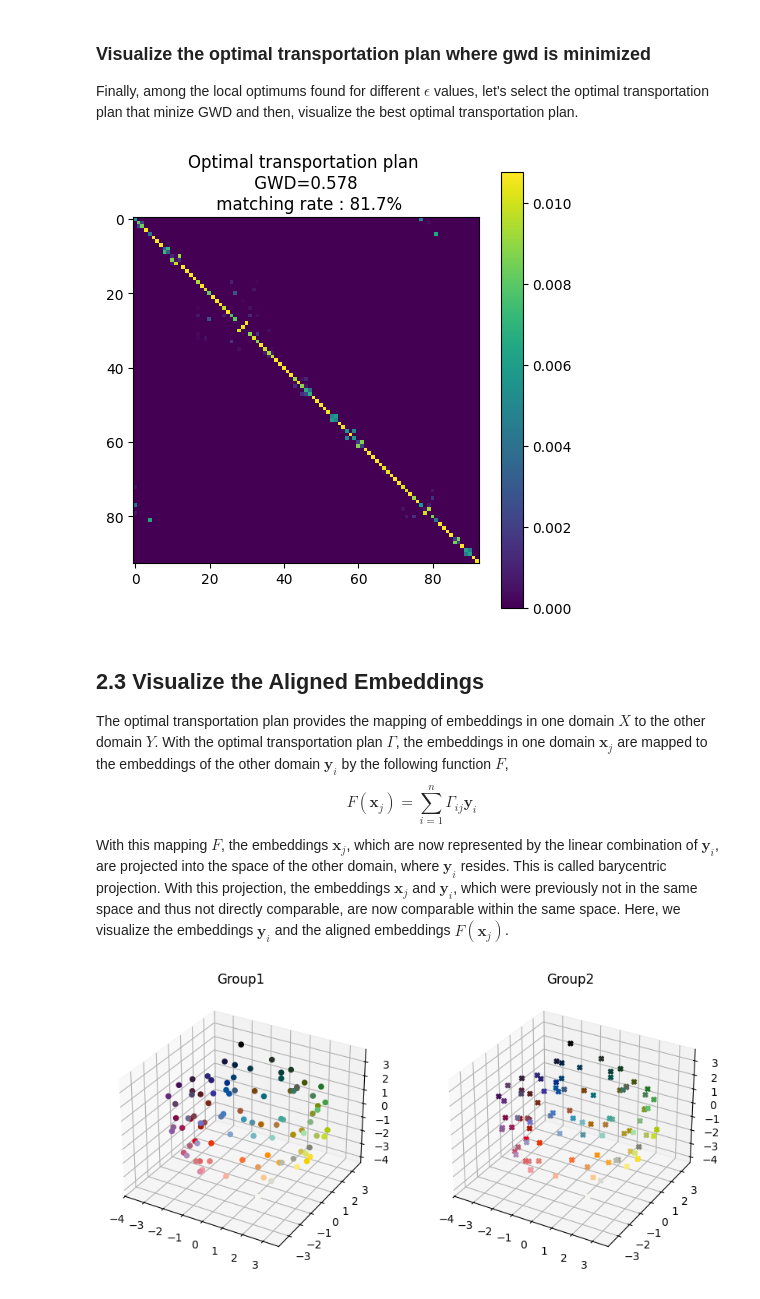
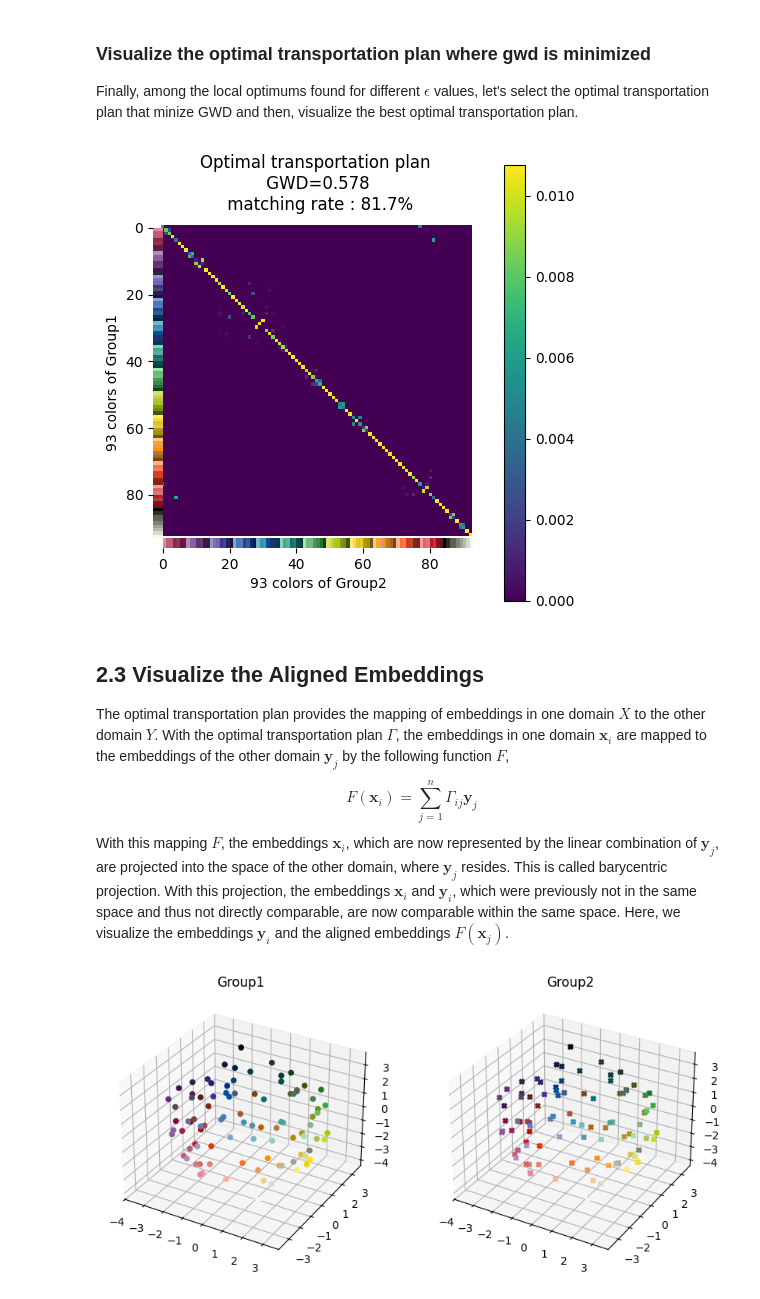
Before and after one commit to oizumi-lab/GWOT_tutorial, a Jupyter notebook: scripts/tutorial_color.ipynb, the cells around one changed output. Cells and saved outputs as stored; diff of their text form; code cells hidden in the pictures.

```diff
--- a/scripts/tutorial_color.ipynb
+++ b/scripts/tutorial_color.ipynb
@@ -230,5 +234,5 @@ epsilons = [0.02, 0.2, 2.0, 20.0]
 # visualize optimal transportation plans depending on epsilon
 for epsilon in epsilons:
   OT_plan = ot.gromov.entropic_gromov_wasserstein(C1=RDM1,C2=RDM2,epsilon=epsilon,loss_fun="square_loss",verbose=False)
-  show_heatmaps(matrices=[OT_plan], titles=[f'Optimal transportation plan ($\epsilon$={epsilon:.3f})'], color_labels=color_labels)
+  show_heatmaps(matrices=[OT_plan], titles=[f'Optimal transportation plan ($\epsilon$={epsilon:.3f})'], color_labels=color_labels, xlabels=['93 colors of Group2'], ylabels=['93 colors of Group1'])
 # %% [output]
@@ -304,23 +308,24 @@ Finally, among the local optimums found for different $\epsilon$ values, let's s
 # %%
 # extract the best epsilon that minimizes the GWD
 min_gwd = min(gwds)
 best_eps_idx = gwds.index(min_gwd)
 best_eps = epsilons[best_eps_idx]
 OT_plan = OT_plans[best_eps_idx]
 matching_rate = matching_rates[best_eps_idx]
 
 show_heatmaps(
     matrices=[OT_plan],
-    titles=[f'Optimal transportation plan \n GWD={min_gwd:.3f} \n matching rate : {matching_rate:.1f}%'])
+    titles=[f'Optimal transportation plan \n GWD={min_gwd:.3f} \n matching rate : {matching_rate:.1f}%'],
+    color_labels=color_labels, xlabels=['93 colors of Group2'], ylabels=['93 colors of Group1'])
 # %% [output]
-[figure, old version]
+[figure, new version]
 # %% [markdown]
 ## 2.3 Visualize the Aligned Embeddings
-The optimal transportation plan provides the mapping of embeddings in one domain $X$ to the other domain $Y$. With the optimal transportation plan $\Gamma$, the embeddings in one domain $\mathbf{x}_j$ are mapped to the embeddings of the other domain $\mathbf{y}_i$ by the following function $F$,
+The optimal transportation plan provides the mapping of embeddings in one domain $X$ to the other domain $Y$. With the optimal transportation plan $\Gamma$, the embeddings in one domain $\mathbf{x}_i$ are mapped to the embeddings of the other domain $\mathbf{y}_j$ by the following function $F$,
 $$
-F(\mathbf{x}_j) = \sum^n_{i=1} \Gamma_{ij} \mathbf{y}_i
+F(\mathbf{x}_i) = \sum^n_{j=1} \Gamma_{ij} \mathbf{y}_j
 $$
-With this mapping $F$, the embeddings $\mathbf{x}_j$, which are now represented by the linear combination of $\mathbf{y}_i$, are projected into the space of the other domain, where $\mathbf{y}_i$ resides. This is called barycentric projection. With this projection, the embeddings $\mathbf{x}_j$ and $\mathbf{y}_i$, which were previously not in the same space and thus not directly comparable, are now comparable within the same space. Here, we visualize the embeddings $\mathbf{y}_i$ and the aligned embeddings $F(\mathbf{x}_j)$.
+With this mapping $F$, the embeddings $\mathbf{x}_i$, which are now represented by the linear combination of $\mathbf{y}_j$, are projected into the space of the other domain, where $\mathbf{y}_j$ resides. This is called barycentric projection. With this projection, the embeddings $\mathbf{x}_i$ and $\mathbf{y}_i$, which were previously not in the same space and thus not directly comparable, are now comparable within the same space. Here, we visualize the embeddings $\mathbf{y}_i$ and the aligned embeddings $F(\mathbf{x}_j)$.
 # %%
 embeddings_y = embeddings[1]
 # barycentric projection of embedding2 to the space of embedding1
```
Also changed, not shown: parts of 10 cells of this notebook, 4 other files.
